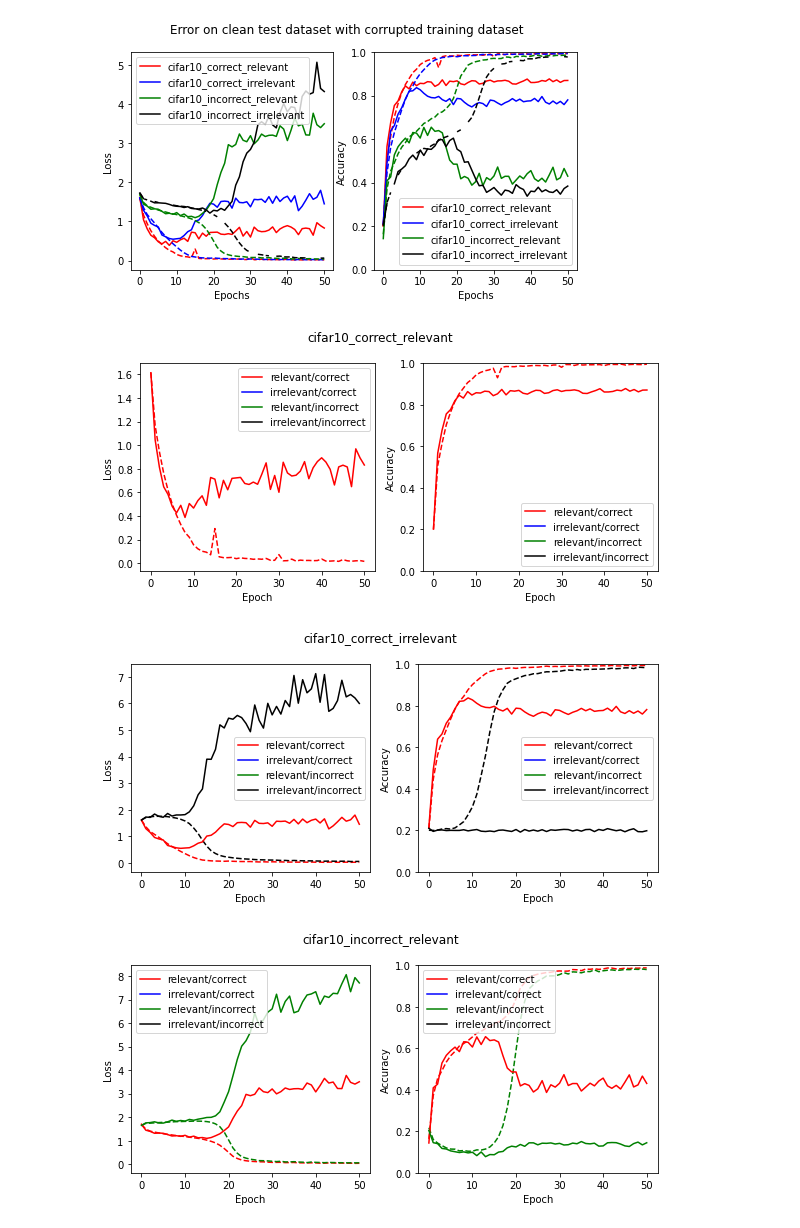
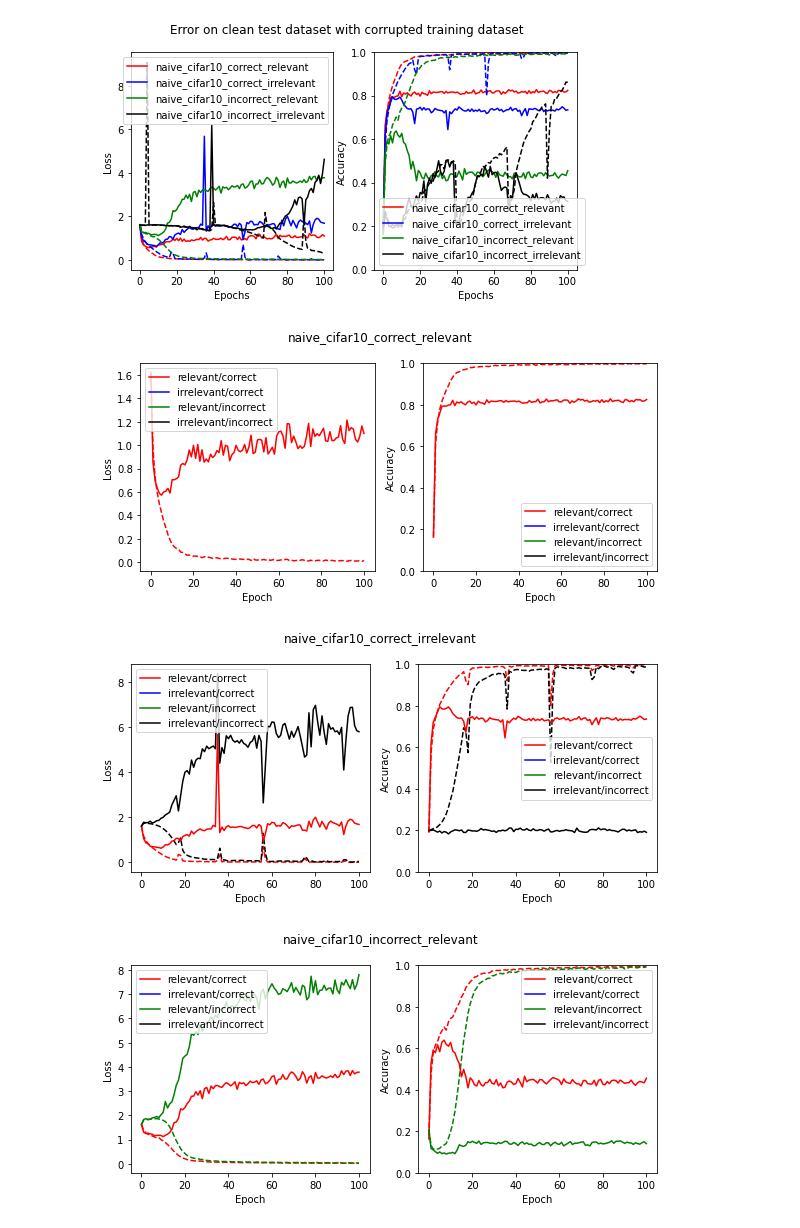
Before and after one commit to jimgammell/ece595ml_project, a Jupyter notebook: trial.ipynb, the cells around one changed output. Saved outputs shown, nothing was run; the diff lists cells and outputs as text; code cells hidden in the pictures.

```diff
--- a/trial.ipynb
+++ b/trial.ipynb
@@ -31,35 +31,48 @@ def plot_results(title, training_results, testing_results):
 import os
 import pickle
 from matplotlib import pyplot as plt
+import numpy as np
 
-colors = ['red', 'blue', 'green', 'black']
-(fig, ax) = plt.subplots(1, 2, figsize=(8, 4))
-ax[0].set_xlabel('Epochs')
-ax[1].set_xlabel('Epochs')
-ax[0].set_ylabel('Loss')
-ax[1].set_ylabel('Accuracy')
-ax[1].set_ylim(0, 1)
-fig.suptitle('Error on clean test dataset with corrupted training dataset')
+def plot_directories(directories):
+    colors = ['red', 'blue', 'green', 'black']
+    (fig, ax) = plt.subplots(1, 2, figsize=(8, 4))
+    ax[0].set_xlabel('Epochs')
+    ax[1].set_xlabel('Epochs')
+    ax[0].set_ylabel('Loss')
+    ax[1].set_ylabel('Accuracy')
+    ax[1].set_ylim(0, 1)
+    fig.suptitle('Error on clean test dataset with corrupted training dataset')
 
-directories_to_plot = ['cifar10_correct_relevant',
-                       'cifar10_correct_irrelevant',
-                       'cifar10_incorrect_relevant',
-                       'cifar10_incorrect_irrelevant']
-for (directory, color) in zip(directories_to_plot, colors):
-    with open(os.path.join('.', 'results', directory, 'training_results.pickle'), 'rb') as F:
-        training_results = pickle.load(F)
-    with open(os.path.join('.', 'results', directory, 'testing_results.pickle'), 'rb') as F:
-        testing_results = pickle.load(F)
-    plot_results(directory, training_results, testing_results)
-    training_loss = training_results['loss_metrics'][0]
-    testing_loss = testing_results['loss_metrics'][0]
-    training_acc = training_results['acc_metrics'][0]
-    testing_acc = testing_results['acc_metrics'][0]
-    ax[0].plot(training_loss, '--', color=color)
-    ax[0].plot(testing_loss, '-', color=color, label=directory)
-    ax[1].plot(training_acc, '--', color=color)
-    ax[1].plot(testing_acc, '-', color=color, label=directory)
-ax[0].legend()
-ax[1].legend()
-plt.tight_layout()
+    for (directory, color) in zip(directories, colors):
+        with open(os.path.join('.', 'results', directory, 'training_results.pickle'), 'rb') as F:
+            training_results = pickle.load(F)
+        with open(os.path.join('.', 'results', directory, 'testing_results.pickle'), 'rb') as F:
+            testing_results = pickle.load(F)
+        plot_results(directory, training_results, testing_results)
+        training_loss = training_results['loss_metrics'][0]
+        testing_loss = testing_results['loss_metrics'][0]
+        training_acc = training_results['acc_metrics'][0]
+        testing_acc = testing_results['acc_metrics'][0]
+        print('Directory: {}'.format(directory))
+        print('\tMax training accuracy: {}'.format(np.max(training_acc)))
+        print('\tMax testing accuracy: {}'.format(np.max(testing_acc)))
+        print('\tMin training loss: {}'.format(np.min(training_loss)))
+        print('\tMin testing loss: {}'.format(np.min(testing_loss)))
+        print()
+        ax[0].plot(training_loss, '--', color=color)
+        ax[0].plot(testing_loss, '-', color=color, label=directory)
+        ax[1].plot(training_acc, '--', color=color)
+        ax[1].plot(testing_acc, '-', color=color, label=directory)
+    ax[0].legend()
+    ax[1].legend()
+    plt.tight_layout()
+
+plot_directories(['naive_cifar10_correct_relevant',
+                  'naive_cifar10_correct_irrelevant',
+                  'naive_cifar10_incorrect_relevant',
+                  'naive_cifar10_incorrect_irrelevant'])
+plot_directories(['ltrwe_cifar10_correct_relevant',
+                  'ltrwe_cifar10_correct_irrelevant',
+                  'ltrwe_cifar10_incorrect_relevant',
+                  'ltrwe_cifar10_incorrect_irrelevant'])
 # %% [output]
@@ -66,4 +96,4 @@ plt.tight_layout()
-[figure, old version]
+[figure, new version]
-[figure, old version]
+[figure, new version]
-[figure, old version]
+[figure, new version]
-[figure, old version]
+[figure, new version]
```
Also changed, not shown: parts of 1 cell of this notebook, 52 other files.
